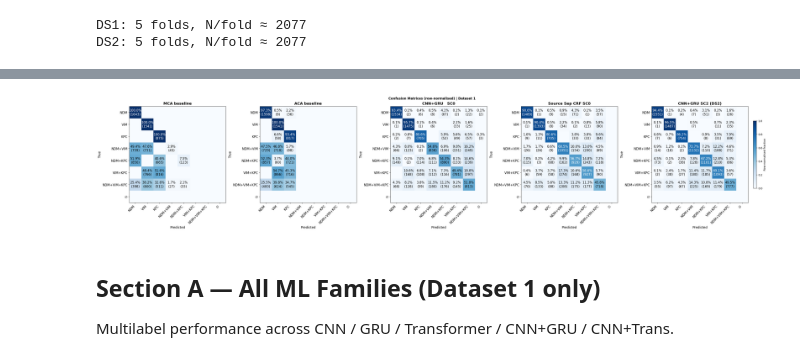
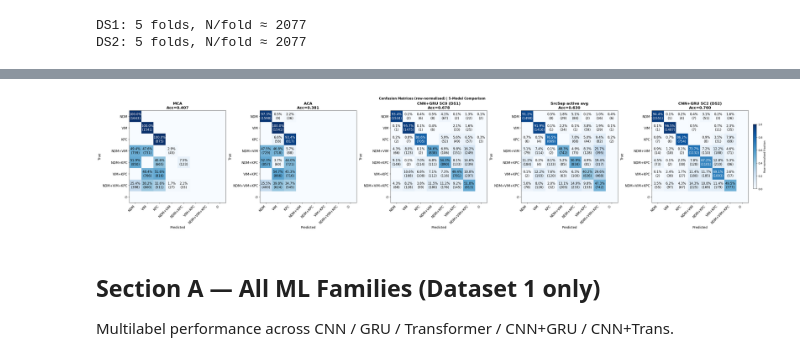
Before and after one commit to kautsarg/POC_DDM, a Jupyter notebook: gk_code/main/multiplex/notebooks/lab_multiplex_comparison.ipynb, the cells around one changed output, grey strips where cells are left out. Drawn from its saved outputs; the diff is of its cells as text; code cells hidden in the pictures.

```diff
--- a/gk_code/main/multiplex/notebooks/lab_multiplex_comparison.ipynb
+++ b/gk_code/main/multiplex/notebooks/lab_multiplex_comparison.ipynb
@@ -59,12 +57,13 @@ d1_main  = joblib.load(DATA_ROOT_ML / DS1_NAME / 'classification_performances_ml
 d1_crf   = joblib.load(DATA_ROOT_ML / DS1_NAME / 'classification_performances_ml_crf_10fold.joblib')[None]
 d1_cattn = joblib.load(DATA_ROOT_ML / DS1_NAME / 'classification_performances_ml_cattn_v2_10fold.joblib')[None]
 d1_xattn = joblib.load(DATA_ROOT_ML / DS1_NAME / 'classification_performances_ml_cross_attn_10fold.joblib')[None]
+d1_serial_ss = joblib.load(DATA_ROOT_ML / DS1_NAME / 'classification_performances_ml_source_sep_serial_10fold.joblib')[None]
 
 d2_raw = joblib.load(DATA_ROOT_DDM / DS2_NAME / 'classification_performances_10fold.joblib')
 d2 = d2_raw['Ori Curves']['Native'][None]
 
-y_trues_d1 = [np.array(yt) for yt in d1_main['y_trues_']]      # list of (N, 3) binary
-y_trues_d2 = [DS2_BIN_MAP[np.array(yt)] for yt in d2['y_trues_']]  # list of (N, 3) binary
+y_trues_d1 = [np.array(yt) for yt in d1_main['y_trues_']]
+y_trues_d2 = [DS2_BIN_MAP[np.array(yt)] for yt in d2['y_trues_']]
 
 print(f'DS1: {len(y_trues_d1)} folds, N/fold ≈ {len(y_trues_d1[0])}')
 print(f'DS2: {len(y_trues_d2)} folds, N/fold ≈ {len(y_trues_d2[0])}')
@@ -518,39 +389,31 @@ list(all_res.keys())
 # %%
 cm_mca = build_cm(yt_mca, yp_mca)
 cm_aca = build_cm(yt_aca, yp_aca)
 
-# Pool fold predictions for best DS1 model
-all_defs = ([(lbl, dct, f'y_preds_{sfx}') for lbl, _, dct, sfx in DS1_ALL_FAMILIES] +
-            [(lbl, dct, f'y_preds_{sfx}') for lbl, _, dct, sfx in DS1_GRU_DEEP])
-best_preds_bin = None
-for lbl, dct, pk in all_defs:
-    if lbl.strip() == best_key.strip() and pk in dct:
-        best_preds_bin = [np.array(yp) for yp in dct[pk]]
-        break
+# CNN+GRU SC0 (DS1) — pool folds
+yt_d1_all = np.concatenate([np.array(yt) for yt in y_trues_d1])
+yp_cgd_sc0 = np.concatenate([np.array(yp) for yp in d1_main['y_preds_cnn_gru_dual_']])
+cm_cgd_sc0 = build_cm(yt_d1_all, yp_cgd_sc0)
 
-yt_best = np.concatenate([np.array(yt) for yt in y_trues_d1])
-yp_best = np.concatenate(best_preds_bin)
-cm_best = build_cm(yt_best, yp_best)
+# Serial source-sep active avg (DS1) — pool folds
+yp_ss_all = np.concatenate([np.array(yp) for yp in d1_serial_ss[f'y_preds_{SS_KEY}_']])
+cm_ss = build_cm(yt_d1_all, yp_ss_all)
 
-# Source-sep best confusion matrix (reuse yt_best — same DS1 folds)
-yp_ss = np.concatenate([np.array(yp) for yp in d1_sourcesep[f'y_preds_{best_ss_sfx}']])
-cm_best_sourcesep = build_cm(yt_best, yp_ss)
-
-# DS2 CNN+GRU SC2 confusion matrix
+# DS2 CNN+GRU SC2
 yt_ds2_all = np.concatenate([DS2_BIN_MAP[np.array(yt)] for yt in d2['y_trues_']])
 yp_ds2_sc2 = np.concatenate([DS2_BIN_MAP[np.array(yp)] for yp in d2['y_preds_AC_cnn_gru_dual_supcon2_']])
 cm_ds2_sc2 = build_cm(yt_ds2_all, yp_ds2_sc2)
 
 plot_confusion_matrices(
-    [('MCA baseline', cm_mca),
-     ('ACA baseline', cm_aca),
-     (f'{best_key.strip()}', cm_best),
-     (f'{best_ss_key}', cm_best_sourcesep),
-     ('CNN+GRU SC2 (DS2)', cm_ds2_sc2)],
-    'Confusion Matrices (row-normalised) | Dataset 1'
+    [('MCA',                   cm_mca),
+     ('ACA',                   cm_aca),
+     ('CNN+GRU SC0 (DS1)',     cm_cgd_sc0),
+     ('SrcSep active avg',     cm_ss),
+     ('CNN+GRU SC2 (DS2)',     cm_ds2_sc2)],
+    'Confusion Matrices (row-normalised) | 5-Model Comparison'
 )
 # %% [output]
-[figure, old version]
+[figure, new version]
 # %% [markdown]
 ## Section A — All ML Families (Dataset 1 only)
 
```
Also changed, not shown: parts of 20 cells of this notebook, 8 other files.
